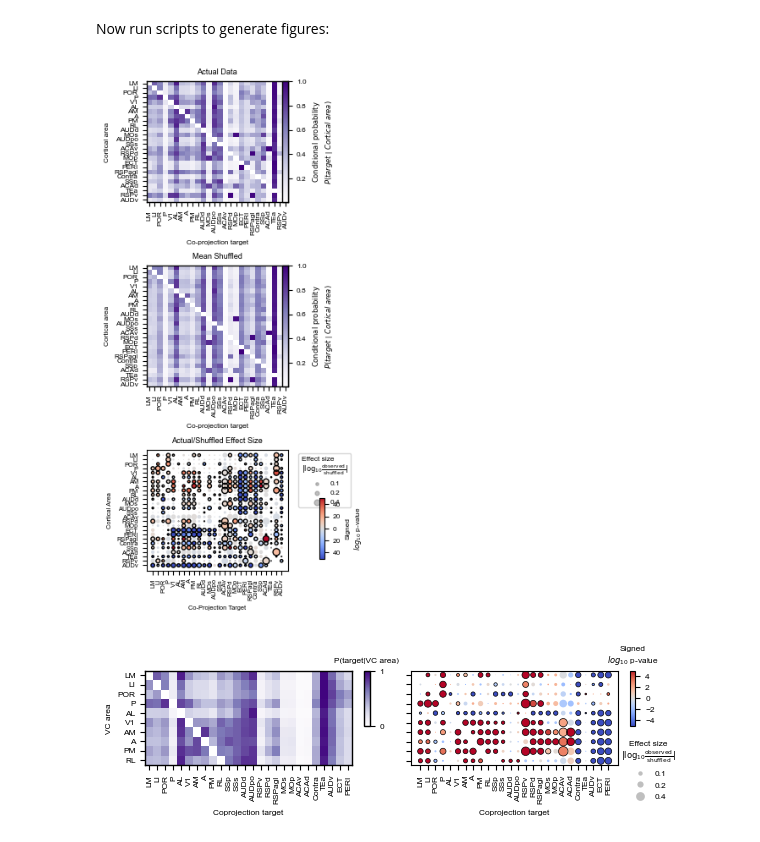
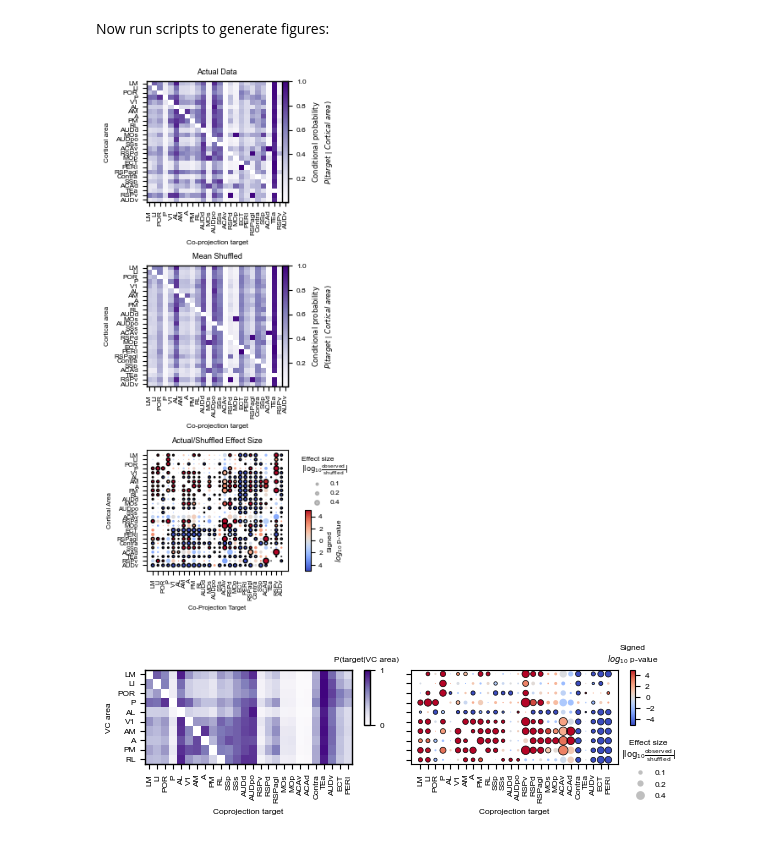
Before and after one commit to znamlab/MAPseq_processing, a Jupyter notebook: final_processing/fig2_shuff_vs_actual_motifs_updated_8.ipynb, the cells around one changed output. Cells and saved outputs as stored; diff of their text form; code cells hidden in the pictures.

```diff
--- a/final_processing/fig2_shuff_vs_actual_motifs_updated_8.ipynb
+++ b/final_processing/fig2_shuff_vs_actual_motifs_updated_8.ipynb
@@ -222,7 +222,7 @@ y_categories = bubble_data.index
 df_plot["x"] = pd.Categorical(df_plot["x_label"], categories=x_categories, ordered=True).codes
 df_plot["y"] = pd.Categorical(df_plot["y_label"], categories=y_categories, ordered=True).codes
 
-size_scale = 60
+size_scale = 40
 combined_dif = np.log10(actual_data / conditional_probability_dict[f'shuff_{analysis_type}'])
 combined_dif_converted = fpf.convert_matrix_names(combined_dif.loc[all_cols])
 combined_dif_converted_df_plot = combined_dif_converted.stack().reset_index()
@@ -232,7 +232,7 @@ df_plot["bubble_size"] = df_plot["subtracted_conditional_prob"].abs() * size_sca
 #df_plot["color_value"] = -np.log10(df_plot["p_value"].clip(lower=1e-50))
 df_plot["color_value"] = (
         np.sign(df_plot["subtracted_conditional_prob"]) *
-        -np.log10(df_plot["p_value"].clip(lower=1e-50))
+        -np.log10(df_plot["p_value"].clip(lower=1e-5))
     )
 norm = TwoSlopeNorm(vmin=df_plot["color_value"].min(),
                     vcenter=0,
@@ -269,37 +269,37 @@ legend_handles = [
     axs[2].scatter([], [], s=val * size_scale, c="gray", alpha=0.5,
                    label=f'{val:.1f}') for val in legend_values
 ]
 
 axs[2].legend(
     handles=legend_handles,
     title="Effect size\n$|\log_{10}\\frac{\mathrm{observed}}{\mathrm{shuffled}}|$",
     loc="upper left",
     bbox_to_anchor=(1.05, 1),
-    frameon=True,
+    frameon=False,
     fontsize=font_size,
     title_fontsize=font_size,
 )
 cax = inset_axes(
     axs[2],
     width="4%",
     height="50%",
-    bbox_to_anchor=(1.22,
-                    -0.4,
+    bbox_to_anchor=(1.12,
+                    -0.5,
                     1, 1),
     bbox_transform=axs[2].transAxes,
     loc="upper left",
     borderpad=0,
 )
 
 cbar = plt.colorbar(sc, cax=cax, orientation="vertical")
 cbar.set_label("Signed\n$log_{10}$ p-value", fontsize=font_size)
 cbar.ax.tick_params(labelsize=font_size)
 tick_locs = cbar.get_ticks()
 cbar.set_ticks(tick_locs)
 cbar.set_ticklabels([f"{int(abs(tick))}" for tick in tick_locs])
 fig.savefig(f"{saving_path}/supplementary/extended_fig_3d.svg", format="svg", bbox_inches='tight')
 # %% [output]
-[figure, old version]
+[figure, new version]
 # %%
 
 analysis_type = 'cubelet'
```
